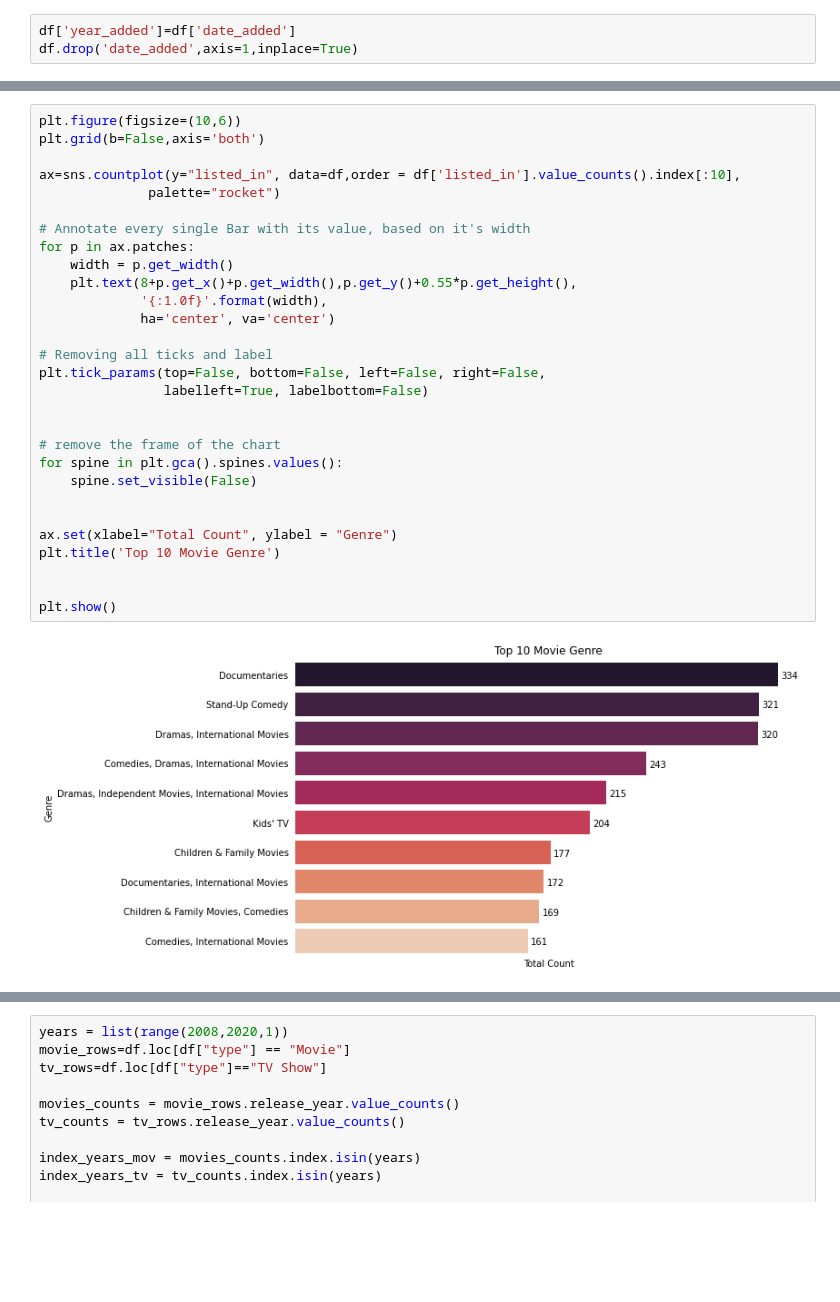
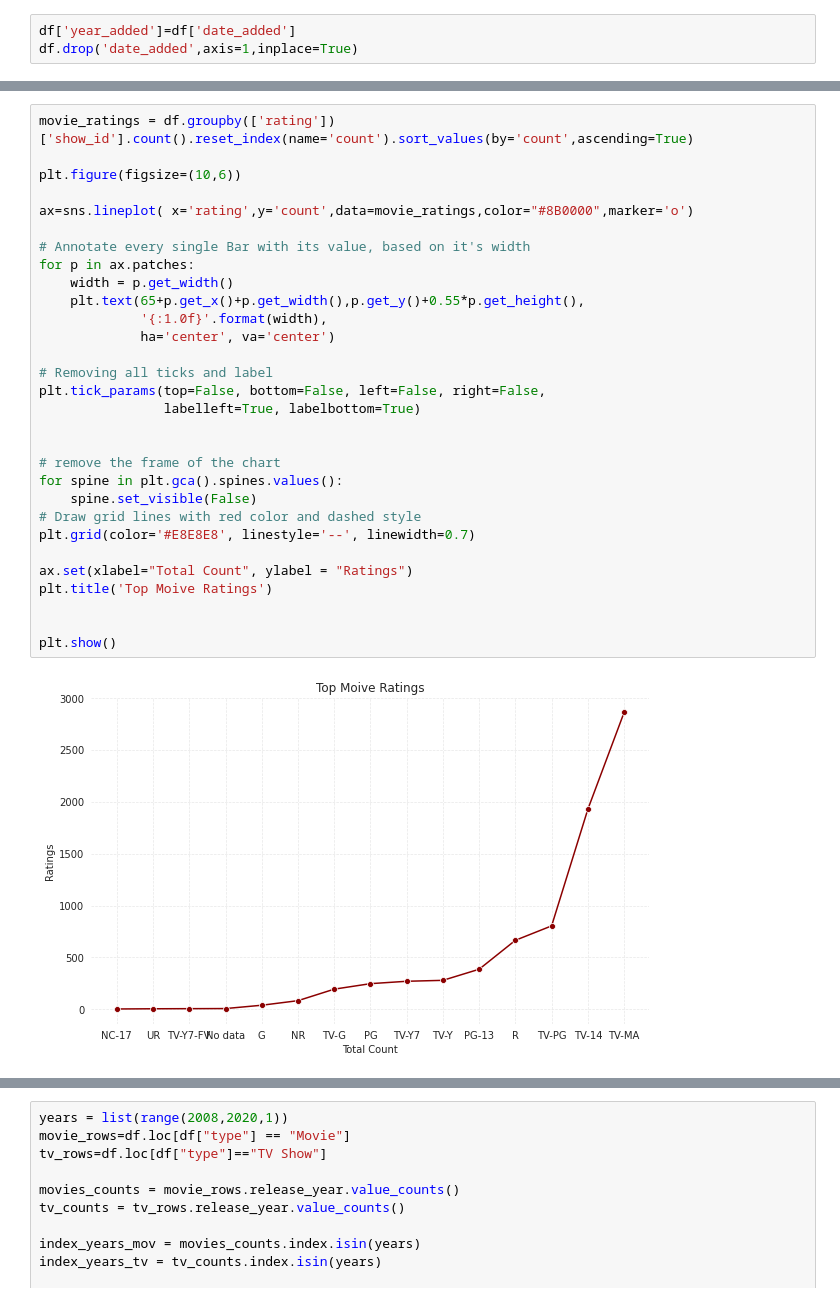
Before and after one commit to anisbagwan/NETFLIX-MOVIES-and-TV-shows-clusteringG, a Jupyter notebook: NETFLIX_MOVIES_AND_TV_SHOWS_CLUSTERING.ipynb, the cells around one changed output, grey strips where cells are left out. Drawn from its saved outputs; the diff is of its cells as text; blank space fills up the shorter version.

```diff
--- a/NETFLIX_MOVIES_AND_TV_SHOWS_CLUSTERING.ipynb
+++ b/NETFLIX_MOVIES_AND_TV_SHOWS_CLUSTERING.ipynb
@@ -326,31 +354,32 @@ plt.show()
 # %%
+movie_ratings = df.groupby(['rating'])['show_id'].count().reset_index(name='count').sort_values(by='count',ascending=True)
+
 plt.figure(figsize=(10,6))
-plt.grid(b=False,axis='both')
 
-ax=sns.countplot(y="listed_in", data=df,order = df['listed_in'].value_counts().index[:10],
-              palette="rocket")
+ax=sns.lineplot( x='rating',y='count',data=movie_ratings,color="#8B0000",marker='o')
 
 # Annotate every single Bar with its value, based on it's width
 for p in ax.patches:
     width = p.get_width()
-    plt.text(8+p.get_x()+p.get_width(),p.get_y()+0.55*p.get_height(),
+    plt.text(65+p.get_x()+p.get_width(),p.get_y()+0.55*p.get_height(),
              '{:1.0f}'.format(width),
              ha='center', va='center')
 
 # Removing all ticks and label
 plt.tick_params(top=False, bottom=False, left=False, right=False,
-                labelleft=True, labelbottom=False)
+                labelleft=True, labelbottom=True)
 
 
 # remove the frame of the chart
 for spine in plt.gca().spines.values():
     spine.set_visible(False)
+# Draw grid lines with red color and dashed style
+plt.grid(color='#E8E8E8', linestyle='--', linewidth=0.7)
 
-
-ax.set(xlabel="Total Count", ylabel = "Genre")
-plt.title('Top 10 Movie Genre')
+ax.set(xlabel="Total Count", ylabel = "Ratings")
+plt.title('Top Moive Ratings')
 
 
 plt.show()
 # %% [output]
-[figure, old version]
+[figure, new version]
```
Also changed, not shown: parts of 18 cells of this notebook.
